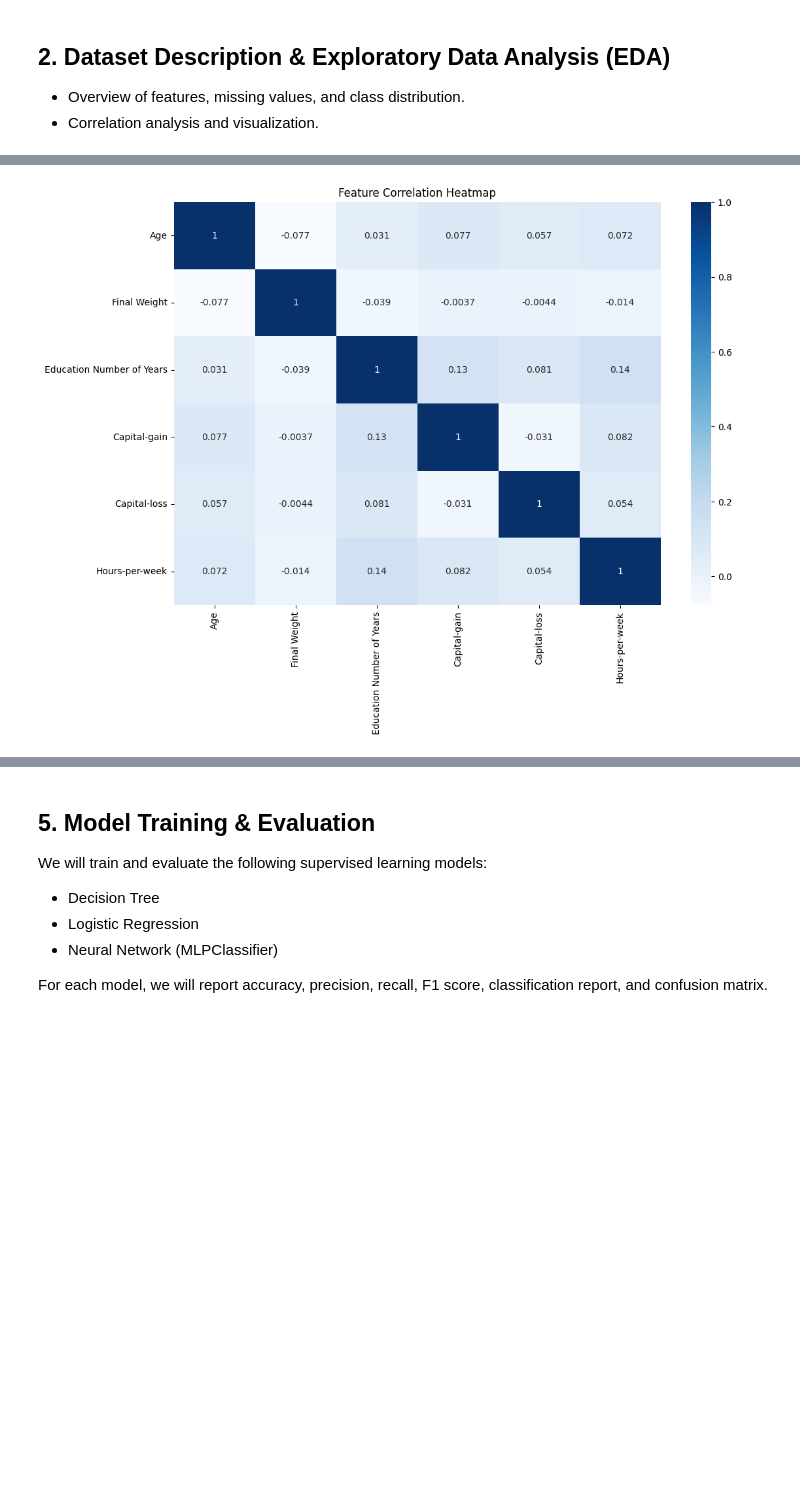
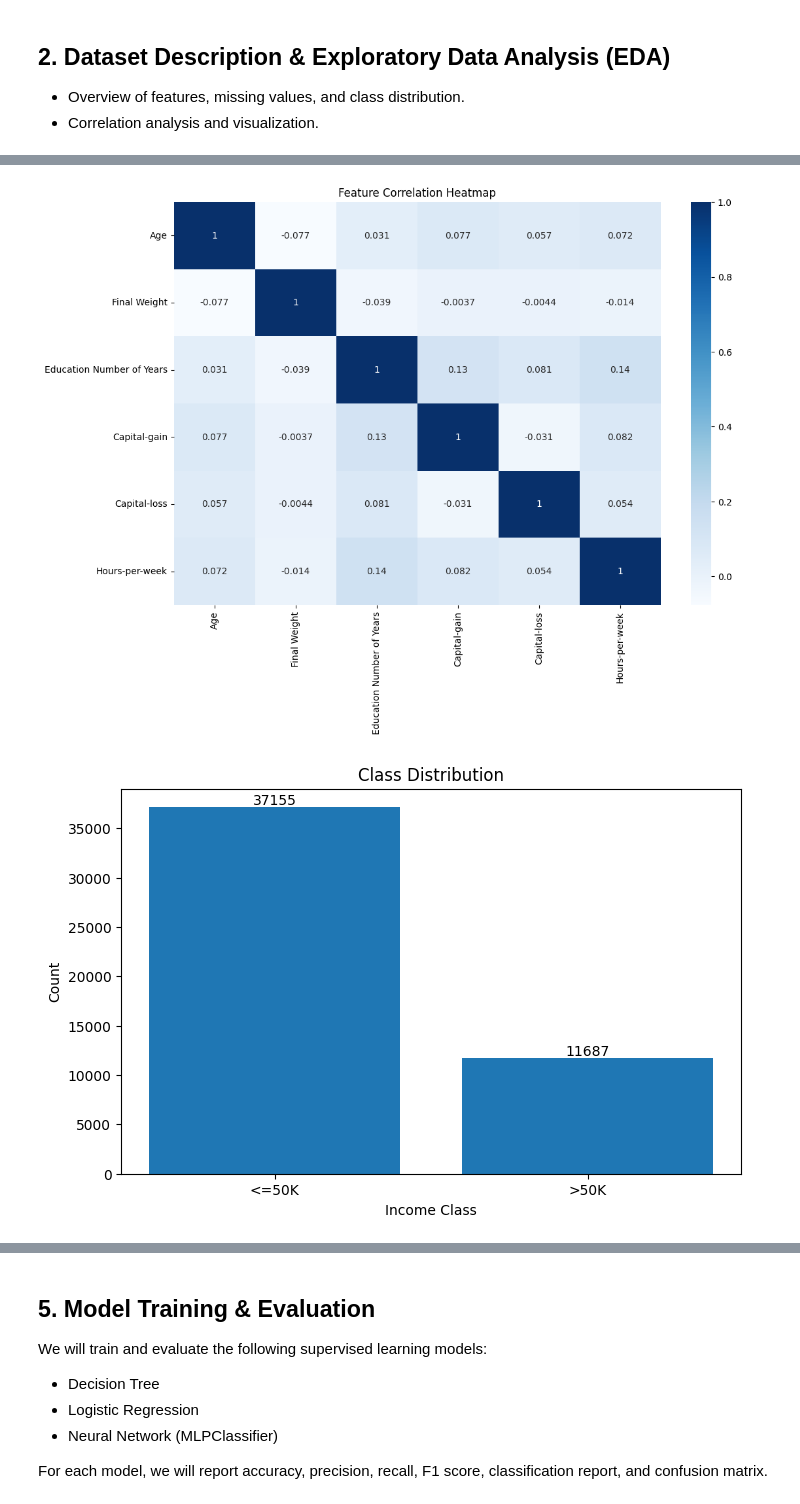
Before and after one commit to uzicodes/Adult_Income_ML_Predictor, a Jupyter notebook: adult_income.ipynb, the cells around one changed output, grey strips where cells are left out. Drawn from its saved outputs; the diff is of its cells as text; code cells hidden in the pictures; blank space fills up the shorter version.

```diff
--- a/adult_income.ipynb
+++ b/adult_income.ipynb
@@ -49,7 +49,16 @@ Dataset shape: (48842, 15)
 - Correlation analysis and visualization.
 # %%
 # Show missing values per column
-print('Missing values per column:')
+
+
+# Define all these placeholders  as missing
+missing_vals = ["?", "NA", "N/A", "na", "--", "null", "NULL"]
+
+# Replacing them with NaN
+df.replace(missing_vals, np.nan, inplace=True)
+
+# Now counting missing values per column
+print("Missing values per column:")
 print(df.isnull().sum())
 
 # Correlation heatmap (for numeric features)
@@ -60,8 +69,8 @@ plt.title('Feature Correlation Heatmap')
 plt.show()
 
 # Output class distribution (bar chart)
-if 'income' in df.columns:
-    class_counts = df['income'].value_counts()
+if 'target' in df.columns:
+    class_counts = df['target'].value_counts()
     plt.figure(figsize=(8, 5))
     bars = plt.bar(class_counts.index.astype(str), class_counts.values)
     plt.title('Class Distribution')
@@ -91,5 +100,6 @@ target                       0
 dtype: int64
 [figure]
+[figure, added]
 # %% [markdown]
 ## 3. Data Preprocessing
 We will address missing values, encode categorical variables, and scale features as required.
```
Also changed, not shown: parts of 18 cells of this notebook.
